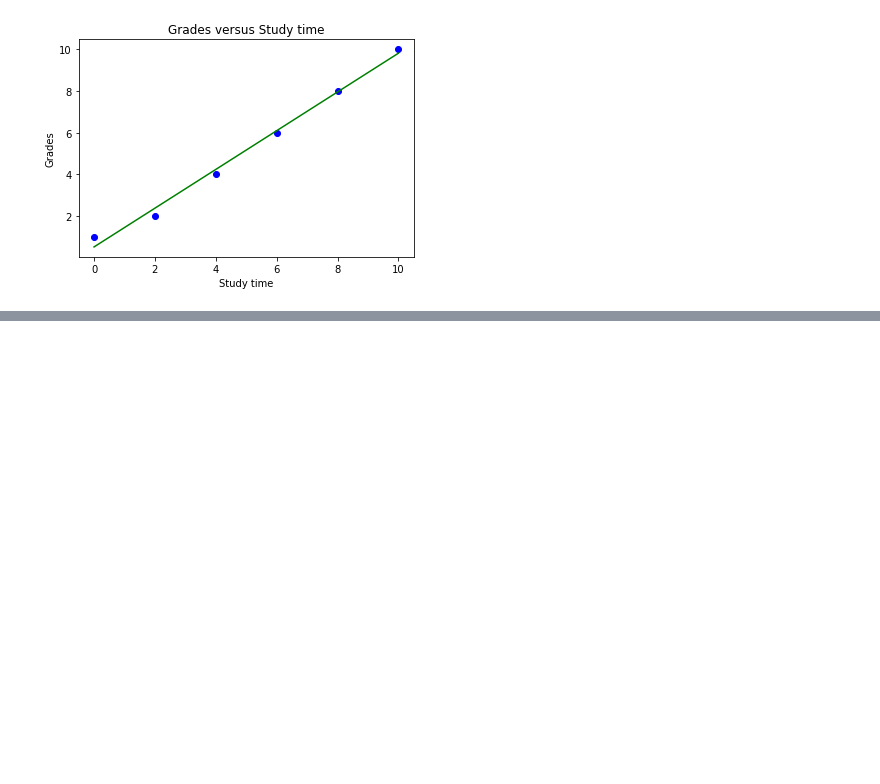
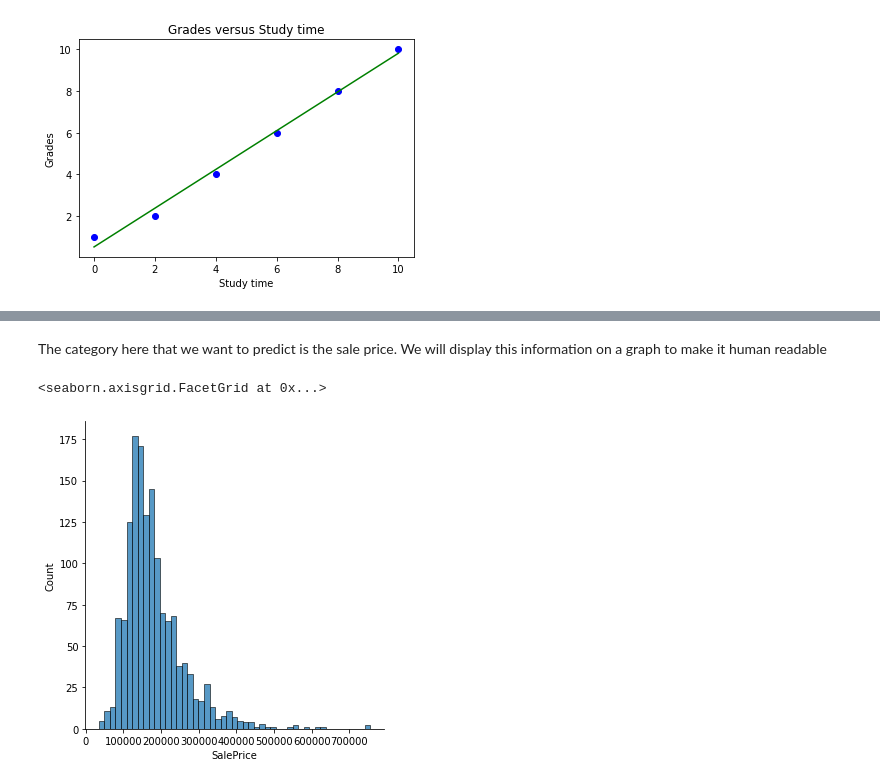
Before and after one commit to KyleHennessy/MachineLearningTutorial, a Jupyter notebook: src/KyleHennessyMachineLearningTutorial.ipynb, the cells around one changed output, grey strips where cells are left out. Saved outputs shown, nothing was run; the diff lists cells and outputs as text; code cells hidden in the pictures; blank space fills up the shorter version.

```diff
--- a/src/KyleHennessyMachineLearningTutorial.ipynb
+++ b/src/KyleHennessyMachineLearningTutorial.ipynb
@@ -132,0 +187,3 @@ plt.show()
+# %%
+dataframe = pd.read_csv('house_price_linear_regression_train.csv')
+dataframe
@@ -132,0 +204,7 @@ plt.show()
+# %% [markdown]
+The category here that we want to predict is the sale price. We will display this information on a graph to make it human readable
+# %%
+sns.displot(dataframe['SalePrice'])
+# %% [output]
+<seaborn.axisgrid.FacetGrid at 0x...>
+[figure, added]
```
Also changed, not shown: parts of 19 cells of this notebook, 1 other file.
